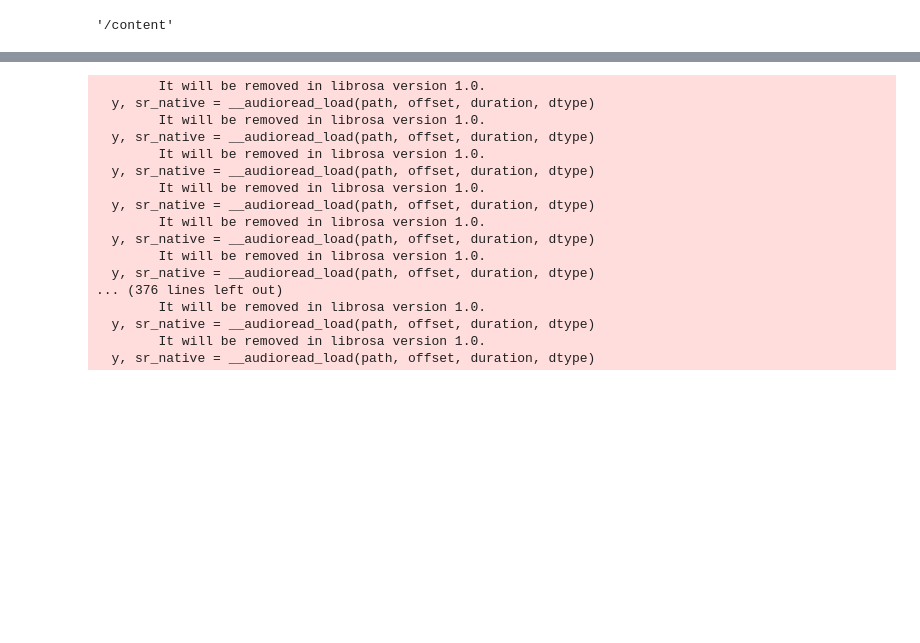
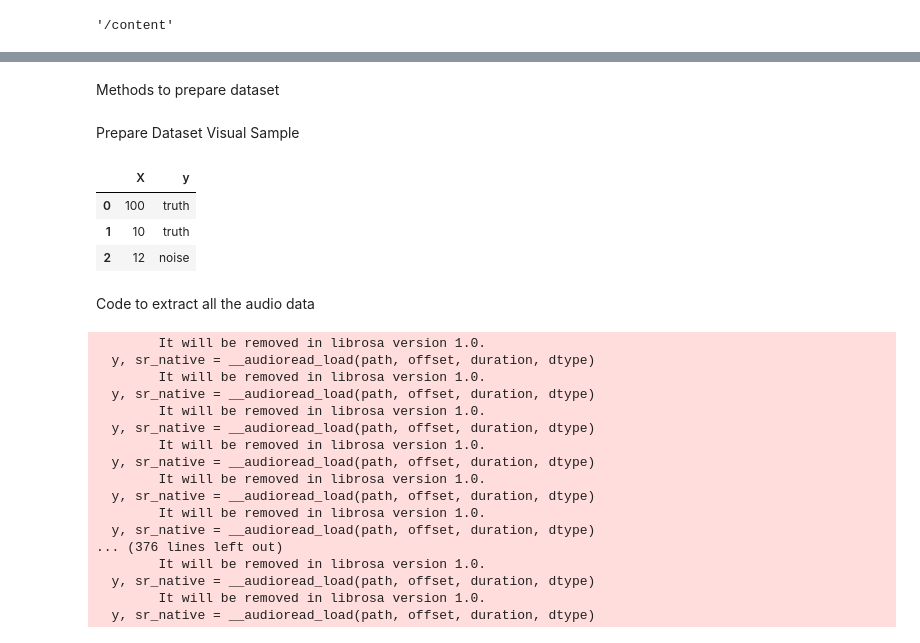
Before and after one commit to laresamdeola/Machine-Learning, a Jupyter notebook: Audio_Engineering_Model_Building.ipynb, the cells around one changed output, grey strips where cells are left out. Cells and saved outputs as stored; diff of their text form; code cells hidden in the pictures; blank space fills up the shorter version.

```diff
--- a/Audio_Engineering_Model_Building.ipynb
+++ b/Audio_Engineering_Model_Building.ipynb
@@ -52,3 +76,5 @@ Add.MP4
 # %%
 to_ignore = ['Region.MP4', 'Fight.m4a', 'Fear.MP4', 'Hurry.m4a', 'Ration.MP4', 'Decide.m4a', 'Bill.m4a', 'Race.MP4', 'Ready.MP4']
+# %% [markdown]
+Methods to prepare dataset
 # %%
@@ -69,4 +94,22 @@ def prepare_dataset(filepaths):
         # label = file_path.split('/')[-1].split('-')[0]
         labels.append(label)
     return np.array(features), np.array(labels)
+# %% [markdown]
+Prepare Dataset Visual Sample
+# %%
+audio_frame = {
+    'X': [100, 10, 12],
+    'y': ['truth', 'truth', 'noise']
+}
+
+audio_frame = pd.DataFrame(audio_frame)
+# %%
+audio_frame
+# %% [output]
+|  | X | y |
+| 0 | 100 | truth |
+| 1 | 10 | truth |
+| 2 | 12 | noise |
+# %% [markdown]
+Code to extract all the audio data
 # %%
```
Also changed, not shown: parts of 32 cells of this notebook.
